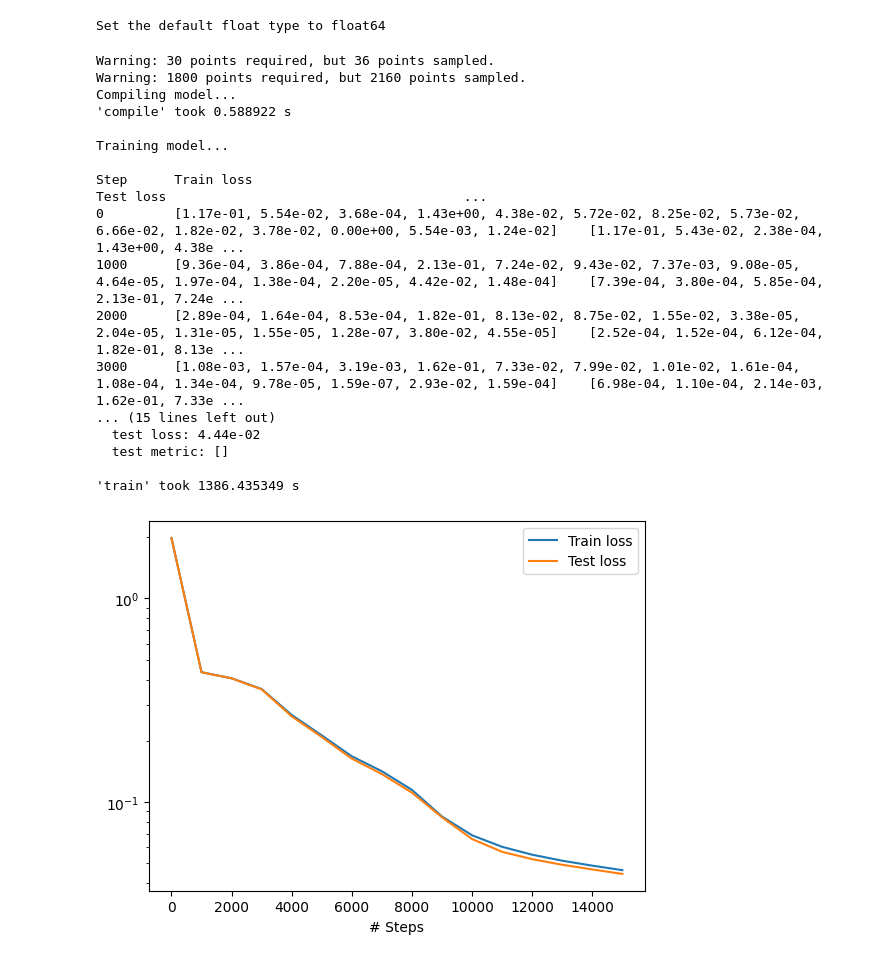
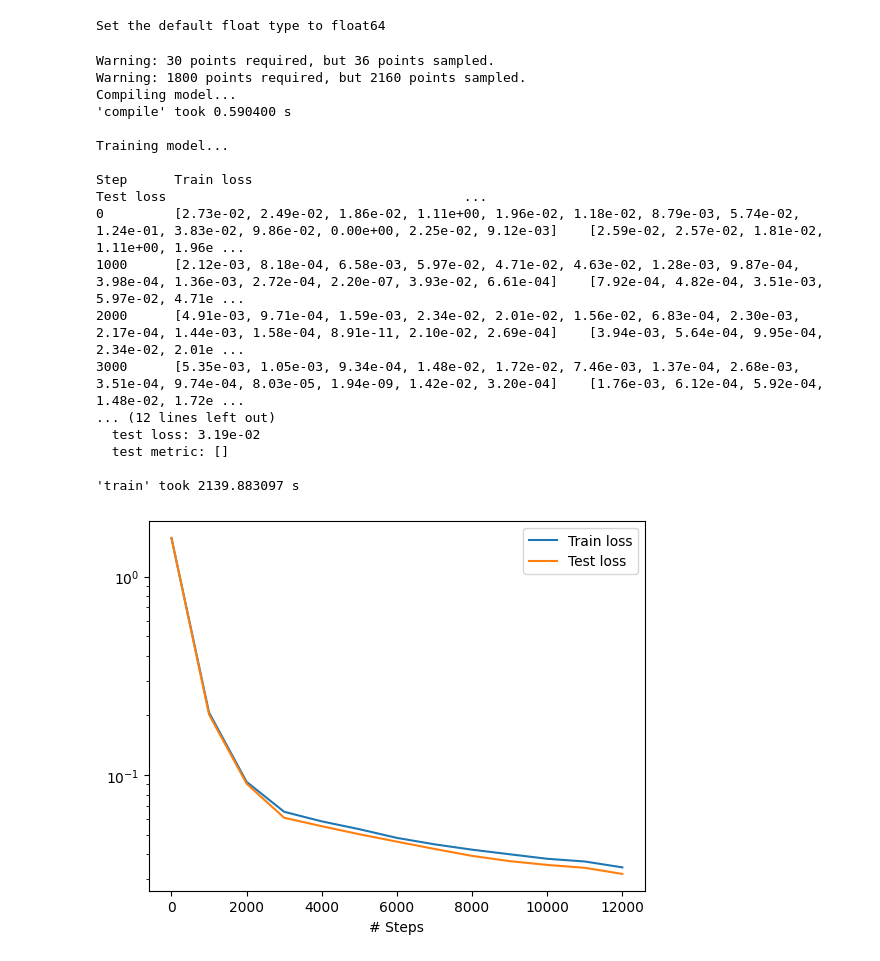
Before and after one commit to DravenPie/PINNFormers-Navier-Stokes-Equations, a Jupyter notebook: TransientCavityFlow_DeepXDE.ipynb, the cells around one changed output. Cells and saved outputs as stored; diff of their text form; code cells hidden in the pictures.

```diff
--- a/TransientCavityFlow_DeepXDE.ipynb
+++ b/TransientCavityFlow_DeepXDE.ipynb
@@ -149,44 +149,44 @@ bcs = [u_t_bc, u_r_bc, u_l_bc, u_b_bc, v_t_bc, v_r_bc, v_l_bc, v_b_bc, p_o_bc, u
 # Ceate training data points
 data = dde.data.TimePDE(
     geomtime,
     transient_cavity_flow_pde,
     bcs,
     num_domain=1800,
     num_initial=200,
     num_boundary=250,
     num_test=1800,
 )
 
 # 4 hidden layers with 125 nodes each + hyperbolic tangent activation function + glorot normal initializer
 net = dde.nn.FNN([3] + 4 * [125] + [3], "tanh", "Glorot normal")
 
 model = dde.Model(data, net)
 
 # Adam optimizer + 0.0001 leraning rate
-model.compile("adam", lr=1e-5)
+model.compile("adam", lr=1e-4)
 
-losshistory, train_state = model.train(iterations=15000)
+losshistory, train_state = model.train(iterations=12000)
 
 dde.saveplot(losshistory, train_state, issave=False, isplot=True)
 # %% [output]
 Warning: 30 points required, but 36 points sampled.
 Warning: 1800 points required, but 2160 points sampled.
 Compiling model...
-'compile' took 0.588922 s
+'compile' took 0.590400 s
 
 Training model...
 
 Step      Train loss                                                                                                                                      Test loss                                      ...
-0         [1.17e-01, 5.54e-02, 3.68e-04, 1.43e+00, 4.38e-02, 5.72e-02, 8.25e-02, 5.73e-02, 6.66e-02, 1.82e-02, 3.78e-02, 0.00e+00, 5.54e-03, 1.24e-02]    [1.17e-01, 5.43e-02, 2.38e-04, 1.43e+00, 4.38e ...
-1000      [9.36e-04, 3.86e-04, 7.88e-04, 2.13e-01, 7.24e-02, 9.43e-02, 7.37e-03, 9.08e-05, 4.64e-05, 1.97e-04, 1.38e-04, 2.20e-05, 4.42e-02, 1.48e-04]    [7.39e-04, 3.80e-04, 5.85e-04, 2.13e-01, 7.24e ...
-2000      [2.89e-04, 1.64e-04, 8.53e-04, 1.82e-01, 8.13e-02, 8.75e-02, 1.55e-02, 3.38e-05, 2.04e-05, 1.31e-05, 1.55e-05, 1.28e-07, 3.80e-02, 4.55e-05]    [2.52e-04, 1.52e-04, 6.12e-04, 1.82e-01, 8.13e ...
-3000      [1.08e-03, 1.57e-04, 3.19e-03, 1.62e-01, 7.33e-02, 7.99e-02, 1.01e-02, 1.61e-04, 1.08e-04, 1.34e-04, 9.78e-05, 1.59e-07, 2.93e-02, 1.59e-04]    [6.98e-04, 1.10e-04, 2.14e-03, 1.62e-01, 7.33e ...
-... (15 lines left out)
-  test loss: 4.44e-02
+0         [2.73e-02, 2.49e-02, 1.86e-02, 1.11e+00, 1.96e-02, 1.18e-02, 8.79e-03, 5.74e-02, 1.24e-01, 3.83e-02, 9.86e-02, 0.00e+00, 2.25e-02, 9.12e-03]    [2.59e-02, 2.57e-02, 1.81e-02, 1.11e+00, 1.96e ...
+1000      [2.12e-03, 8.18e-04, 6.58e-03, 5.97e-02, 4.71e-02, 4.63e-02, 1.28e-03, 9.87e-04, 3.98e-04, 1.36e-03, 2.72e-04, 2.20e-07, 3.93e-02, 6.61e-04]    [7.92e-04, 4.82e-04, 3.51e-03, 5.97e-02, 4.71e ...
+2000      [4.91e-03, 9.71e-04, 1.59e-03, 2.34e-02, 2.01e-02, 1.56e-02, 6.83e-04, 2.30e-03, 2.17e-04, 1.44e-03, 1.58e-04, 8.91e-11, 2.10e-02, 2.69e-04]    [3.94e-03, 5.64e-04, 9.95e-04, 2.34e-02, 2.01e ...
+3000      [5.35e-03, 1.05e-03, 9.34e-04, 1.48e-02, 1.72e-02, 7.46e-03, 1.37e-04, 2.68e-03, 3.51e-04, 9.74e-04, 8.03e-05, 1.94e-09, 1.42e-02, 3.20e-04]    [1.76e-03, 6.12e-04, 5.92e-04, 1.48e-02, 1.72e ...
+... (12 lines left out)
+  test loss: 3.19e-02
   test metric: []
 
-'train' took 1386.435349 s
+'train' took 2139.883097 s
-[figure, old version]
+[figure, new version]
 # %%
 # Testing the model and visualinzg results
 
```
Also changed, not shown: parts of 1 cell of this notebook, 18 other files.
